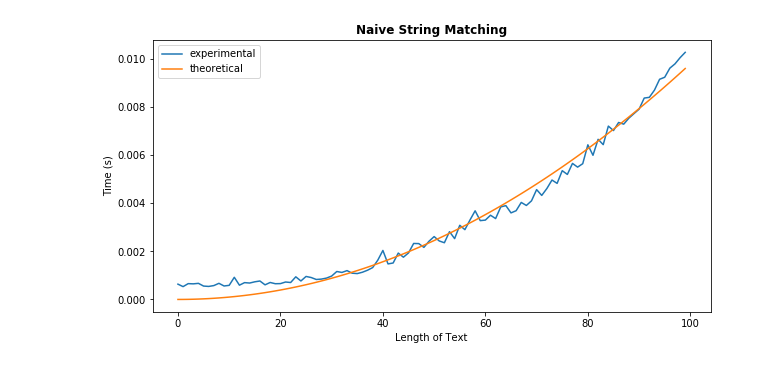
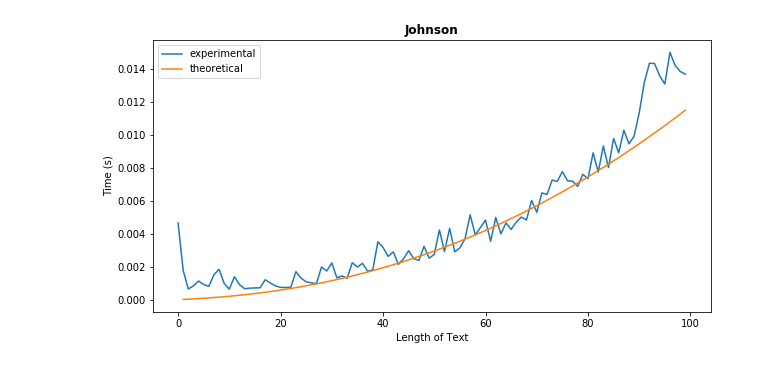
Before and after one commit to Nemat-Allah-Aloush/Algo_Tasks, a Jupyter notebook: Task 08.ipynb, the cells around one changed output. Saved outputs shown, nothing was run; the diff lists cells and outputs as text; code cells hidden in the pictures.

```diff
--- a/Task 08.ipynb
+++ b/Task 08.ipynb
@@ -83,15 +86,13 @@ avg_time_john = total_times_john / num_iteration
 # %%
 # plot graph
 x = np.arange(0,N)
-
 plt.figure(figsize=(10,5))
 plt.plot(x, avg_time_john, label='experimental')
-props = curve_fit(square, x, avg_time_john)
-plt.plot(x, square(x, *props[0]), label='theoretical')
-plt.title('Naive String Matching', fontweight='bold')
+plt.plot(x, 0.00000022*x**2 * np.log(x) + 0.000016 * x, label='theoretical')
+plt.title('Johnson', fontweight='bold')
 plt.ylabel('Time (s)')
 plt.xlabel('Length of Text')
 plt.legend()
 plt.show()
 # %% [output]
-[figure, old version]
+[figure, new version]
```
Also changed, not shown: parts of 6 cells of this notebook.
